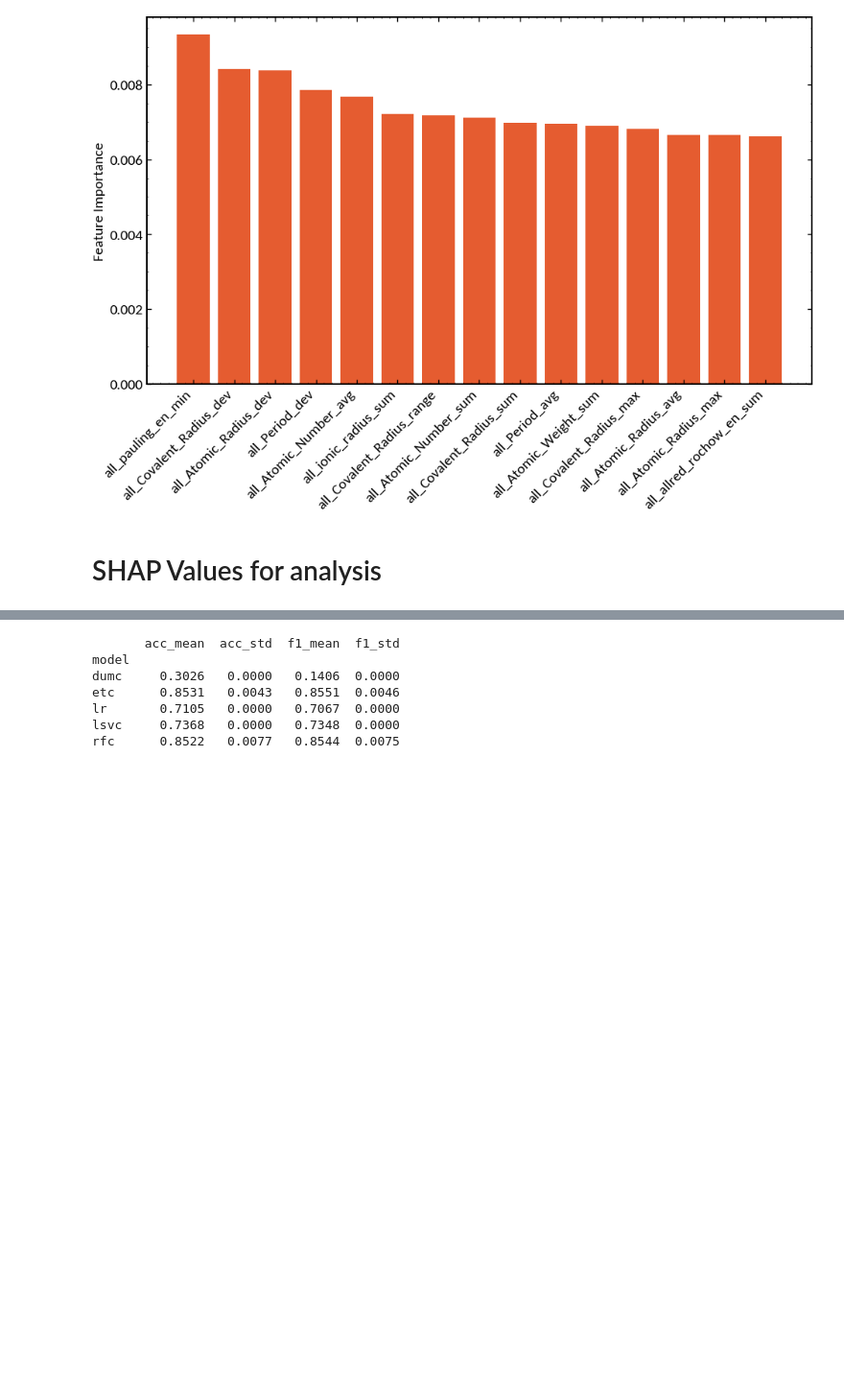
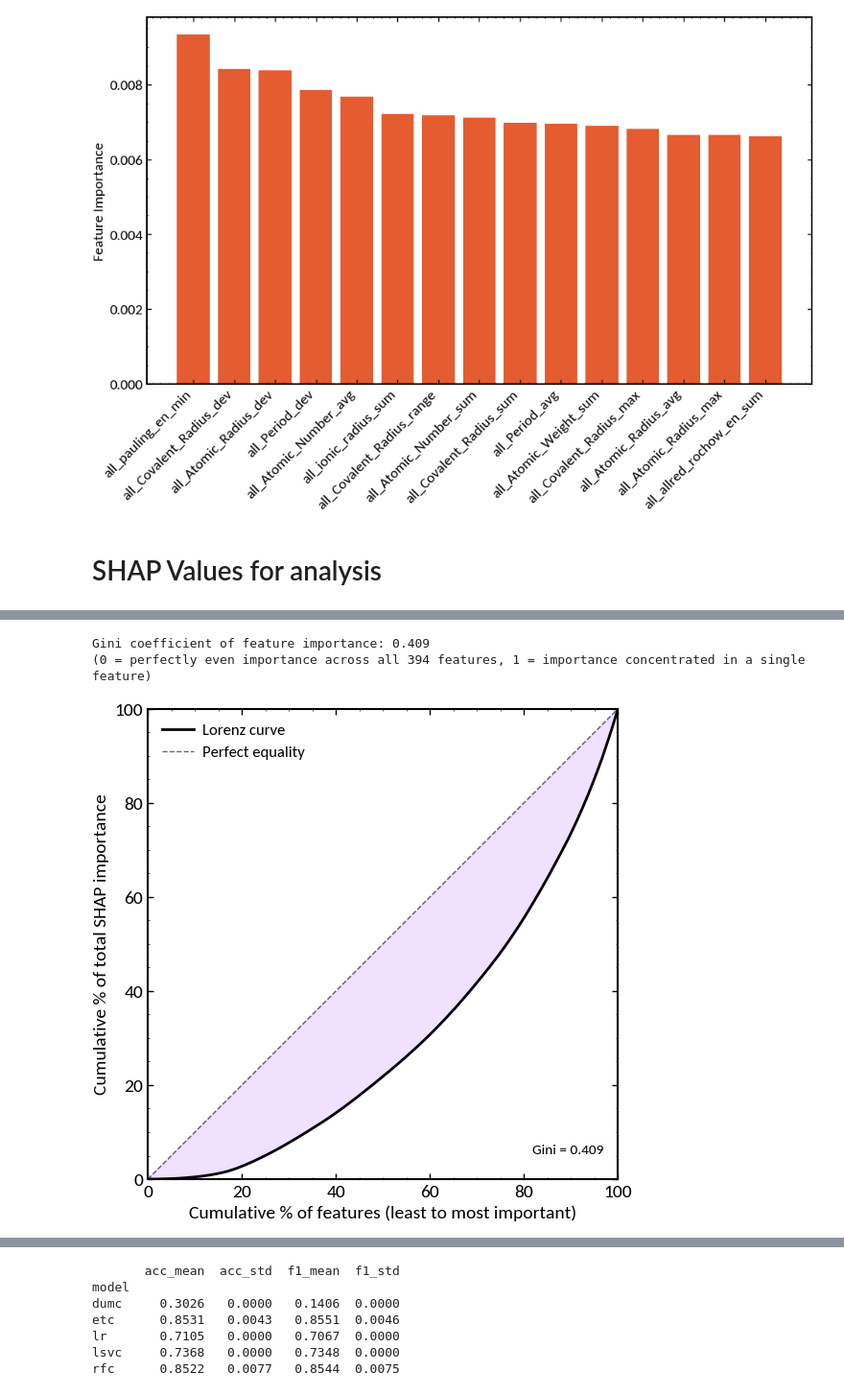
Before and after one commit to RAMP-Labs/ApprOxiMate, a Jupyter notebook: notebooks/exp3a_approx_runML.ipynb, the cells around one changed output, grey strips where cells are left out. Shown at 96% size. Saved outputs shown, nothing was run; the diff lists cells and outputs as text; code cells hidden in the pictures; blank space fills up the shorter version.

```diff
--- a/notebooks/exp3a_approx_runML.ipynb
+++ b/notebooks/exp3a_approx_runML.ipynb
@@ -439,3 +467,62 @@ plt.show()
+# %%
+import numpy as np
+import matplotlib.pyplot as plt
+
+# ============================================================
+# QUANTITATIVE: Gini coefficient of feature importance
+# ============================================================
+def gini(importances):
+    sorted_imp = np.sort(importances)
+    n = len(sorted_imp)
+    cum = np.cumsum(sorted_imp)
+    return (n + 1 - 2 * np.sum(cum) / cum[-1]) / n
+
+importances = overall_rank['total'].values
+g = gini(importances)
+print(f"Gini coefficient of feature importance: {g:.3f}")
+print(f"(0 = perfectly even importance across all {len(importances)} features, "
+      f"1 = importance concentrated in a single feature)")
+
+# ============================================================
+# LORENZ CURVE
+# cumulative % of features (x) vs cumulative % of importance (y)
+# ============================================================
+sorted_imp = np.sort(importances)  # ascending, so curve bows below the diagonal
+cum_imp_pct = 100 * np.cumsum(sorted_imp) / sorted_imp.sum()
+cum_feat_pct = 100 * np.arange(1, len(sorted_imp) + 1) / len(sorted_imp)
+
+# prepend origin (0,0) so the curve starts at the corner
+cum_feat_pct = np.insert(cum_feat_pct, 0, 0)
+cum_imp_pct = np.insert(cum_imp_pct, 0, 0)
+
+fig, ax = plt.subplots(figsize=(6, 6))  # square, matches Lorenz curve convention
+
+ax.plot(cum_feat_pct, cum_imp_pct, color="#000000", linewidth=2, label='Lorenz curve')
+ax.plot([0, 100], [0, 100], color='k', linestyle='--', linewidth=1, alpha=0.6, label='Perfect equality')
+
+# shade the area between the diagonal and the curve (visualizes the Gini area)
+ax.fill_between(cum_feat_pct, cum_imp_pct, cum_feat_pct, color='#993bff', alpha=0.15)
+
+ax.set_xlabel('Cumulative % of features (least to most important)')
+ax.set_ylabel('Cumulative % of total SHAP importance')
+ax.set_xlim(0, 100)
+ax.set_ylim(0, 100)
+ax.set_aspect('equal')
+ax.legend(loc='upper left', frameon=False)
+
+ax.text(
+    0.97, 0.05, f'Gini = {g:.3f}',
+    transform=ax.transAxes, ha='right', va='bottom',
+    fontsize=11
+)
+
+plt.tight_layout()
+plt.savefig('outputs/lorenz_curve_feature_importance.png', bbox_inches='tight')
+plt.show()
+# %% [output]
+Gini coefficient of feature importance: 0.409
+(0 = perfectly even importance across all 394 features, 1 = importance concentrated in a single feature)
+[figure, added]
 # %%
 X_test_df = pd.DataFrame(X_test, columns=feature_cols)
 
```
Also changed, not shown: parts of 7 cells of this notebook, 10 other files.
